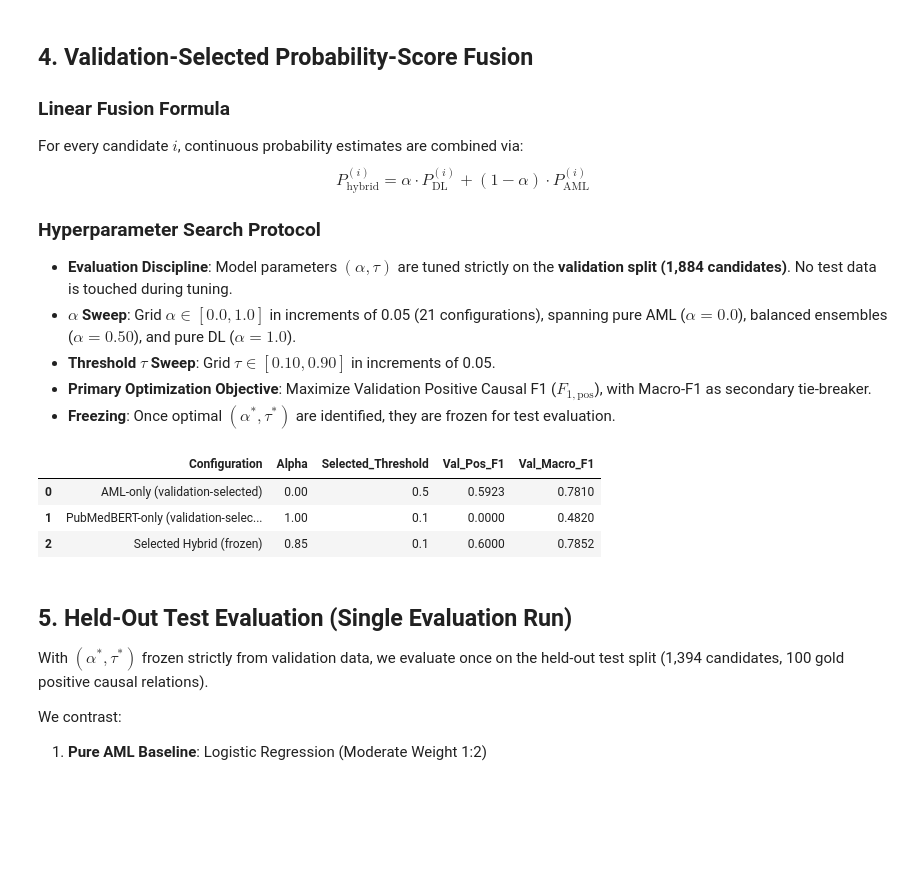
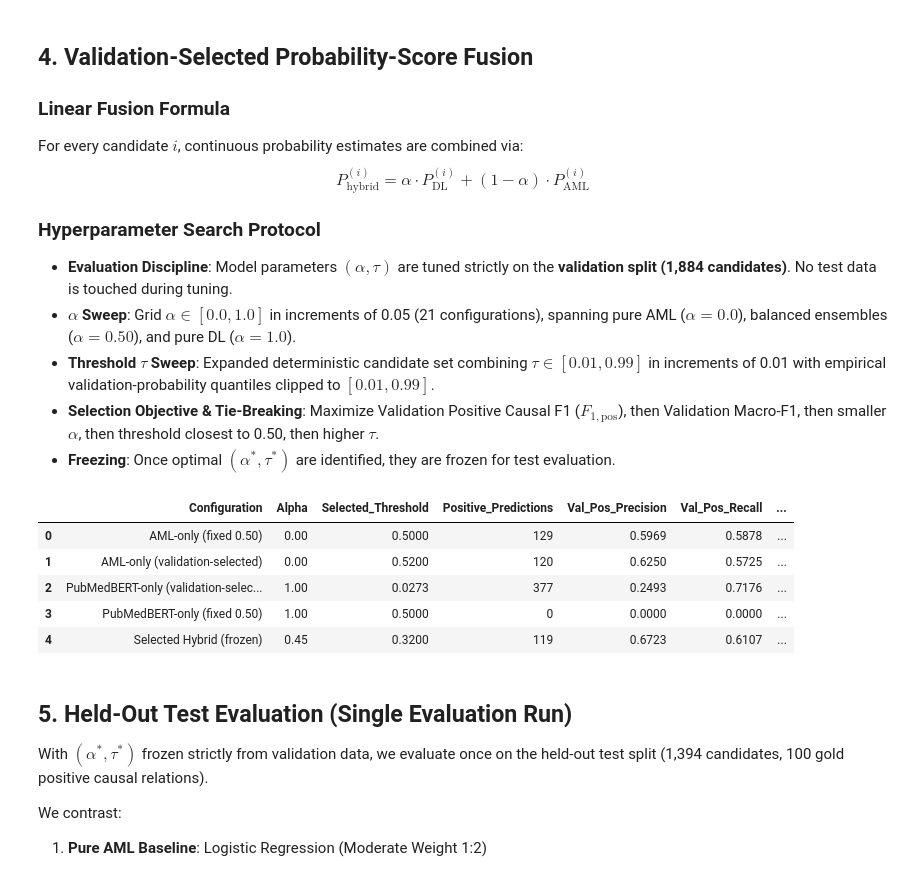
Before and after one commit to alpha-sml/causal-nlp-reasoning, a Jupyter notebook: DL/DL_04_hybrid_graph_integration.ipynb, the cells around one changed output. Saved outputs shown, nothing was run; the diff lists cells and outputs as text; code cells hidden in the pictures; blank space fills up the shorter version.

```diff
--- a/DL/DL_04_hybrid_graph_integration.ipynb
+++ b/DL/DL_04_hybrid_graph_integration.ipynb
@@ -598,64 +649,75 @@ $$P_{\text{hybrid}}^{(i)} = \alpha \cdot P_{\text{DL}}^{(i)} + (1 - \alpha) \cdo
 ### Hyperparameter Search Protocol
 - **Evaluation Discipline**: Model parameters $(\alpha, \tau)$ are tuned strictly on the **validation split (1,884 candidates)**. No test data is touched during tuning.
 - **$\alpha$ Sweep**: Grid $\alpha \in [0.0, 1.0]$ in increments of 0.05 (21 configurations), spanning pure AML ($\alpha=0.0$), balanced ensembles ($\alpha=0.50$), and pure DL ($\alpha=1.0$).
-- **Threshold $\tau$ Sweep**: Grid $\tau \in [0.10, 0.90]$ in increments of 0.05.
-- **Primary Optimization Objective**: Maximize Validation Positive Causal F1 ($F_{1, \text{pos}}$), with Macro-F1 as secondary tie-breaker.
+- **Threshold $\tau$ Sweep**: Expanded deterministic candidate set combining $\tau \in [0.01, 0.99]$ in increments of 0.01 with empirical validation-probability quantiles clipped to $[0.01, 0.99]$.
+- **Selection Objective & Tie-Breaking**: Maximize Validation Positive Causal F1 ($F_{1, \text{pos}}$), then Validation Macro-F1, then smaller $\alpha$, then threshold closest to 0.50, then higher $\tau$.
 - **Freezing**: Once optimal $(\alpha^*, \tau^*)$ are identified, they are frozen for test evaluation.
 # %%
 # Section 3: Validation-Selected Probability-Score Fusion
 alpha_grid = np.round(np.arange(0.0, 1.05, 0.05), 2)
-tau_grid = np.round(np.arange(0.10, 0.95, 0.05), 2)
 
 val_y_true = df_aml_val['true_label'].to_numpy()
 val_p_aml = df_aml_val['aml_prob'].to_numpy()
 val_p_dl = df_dl_val['dl_prob'].to_numpy()
 
 best_alpha, best_tau, best_val_f1_pos, best_val_macro_f1, search_records = select_validation_fusion_hyperparameters(
-    val_y_true, val_p_aml, val_p_dl, alpha_grid=alpha_grid, tau_grid=tau_grid
+    val_y_true, val_p_aml, val_p_dl, alpha_grid=alpha_grid, tau_grid=None
 )
 FROZEN_ALPHA = float(best_alpha)
 FROZEN_TAU = float(best_tau)
 
 # Select AML-only and DL-only thresholds using the identical validation objective and tie-breaker
 _, AML_VALIDATION_TAU, aml_val_pos_f1, aml_val_macro_f1, _ = select_validation_fusion_hyperparameters(
-    val_y_true, val_p_aml, val_p_dl, alpha_grid=[0.0], tau_grid=tau_grid
+    val_y_true, val_p_aml, val_p_dl, alpha_grid=[0.0], tau_grid=None
 )
 _, DL_VALIDATION_TAU, dl_val_pos_f1, dl_val_macro_f1, _ = select_validation_fusion_hyperparameters(
-    val_y_true, val_p_aml, val_p_dl, alpha_grid=[1.0], tau_grid=tau_grid
+    val_y_true, val_p_aml, val_p_dl, alpha_grid=[1.0], tau_grid=None
 )
 AML_VALIDATION_TAU = float(AML_VALIDATION_TAU)
 DL_VALIDATION_TAU = float(DL_VALIDATION_TAU)
 
+assert np.array_equal((val_p_dl >= DL_VALIDATION_TAU).astype(int), df_dl_val['dl_pred'].to_numpy()), (
+    'DL validation threshold diverges from DL_03 validation dl_pred'
+)
+dl_metrics_path = DATA_DIR / 'dl_biocause_metrics.json'
+if dl_metrics_path.is_file():
+    dl_metrics_meta = json.loads(dl_metrics_path.read_text())
+    assert np.isclose(DL_VALIDATION_TAU, float(dl_metrics_meta['selected_threshold']), atol=1e-4), (
+        f"DL_04 validation threshold {DL_VALIDATION_TAU} != DL_03 selected_threshold {dl_metrics_meta['selected_threshold']}"
+    )
+
 val_p_hybrid_best = dl_utils.fuse_probabilities(val_p_aml, val_p_dl, FROZEN_ALPHA)
+
+def summarize_validation_config(config_name: str, alpha_val: float, tau_val: float) -> Dict[str, Any]:
+    p_cfg = dl_utils.fuse_probabilities(val_p_aml, val_p_dl, float(alpha_val))
+    m = evaluate_threshold_metrics(val_y_true, p_cfg, float(tau_val))
+    return {
+        'Configuration': config_name,
+        'Alpha': round(float(alpha_val), 2),
+        'Selected_Threshold': round(float(tau_val), 4),
+        'Positive_Predictions': int(m['positive_predictions']),
+        'Val_Pos_Precision': round(float(m['pos_precision']), 4),
+        'Val_Pos_Recall': round(float(m['pos_recall']), 4),
+        'Val_Pos_F1': round(float(m['pos_f1']), 4),
+        'Val_Macro_F1': round(float(m['macro_f1']), 4),
+        'Delta_Pos_F1_vs_AML': round(float(m['pos_f1'] - aml_val_pos_f1), 4),
+    }
+
 val_selection_summary_df = pd.DataFrame([
-    {
-        'Configuration': 'AML-only (validation-selected)',
-        'Alpha': 0.0,
-        'Selected_Threshold': AML_VALIDATION_TAU,
-        'Val_Pos_F1': round(aml_val_pos_f1, 4),
-        'Val_Macro_F1': round(aml_val_macro_f1, 4),
-    },
-    {
-        'Configuration': 'PubMedBERT-only (validation-selected)',
-        'Alpha': 1.0,
-        'Selected_Threshold': DL_VALIDATION_TAU,
-        'Val_Pos_F1': round(dl_val_pos_f1, 4),
-        'Val_Macro_F1': round(dl_val_macro_f1, 4),
-    },
-    {
-        'Configuration': 'Selected Hybrid (frozen)',
-        'Alpha': FROZEN_ALPHA,
-        'Selected_Threshold': FROZEN_TAU,
-        'Val_Pos_F1': round(best_val_f1_pos, 4),
-        'Val_Macro_F1': round(best_val_macro_f1, 4),
-    },
+    summarize_validation_config('AML-only (fixed 0.50)', 0.0, 0.50),
+    summarize_validation_config('AML-only (validation-selected)', 0.0, AML_VALIDATION_TAU),
+    summarize_validation_config('PubMedBERT-only (validation-selected)', 1.0, DL_VALIDATION_TAU),
+    summarize_validation_config('PubMedBERT-only (fixed 0.50)', 1.0, 0.50),
+    summarize_validation_config('Selected Hybrid (frozen)', FROZEN_ALPHA, FROZEN_TAU),
 ])
 val_selection_summary_df
 # %% [output]
-|  | Configuration | Alpha | Selected_Threshold | Val_Pos_F1 | Val_Macro_F1 |
-| 0 | AML-only (validation-selected) | 0.00 | 0.5 | 0.5923 | 0.7810 |
-| 1 | PubMedBERT-only (validation-selec... | 1.00 | 0.1 | 0.0000 | 0.4820 |
-| 2 | Selected Hybrid (frozen) | 0.85 | 0.1 | 0.6000 | 0.7852 |
+|  | Configuration | Alpha | Selected_Threshold | Positive_Predictions | Val_Pos_Precision | Val_Pos_Recall | ... |
+| 0 | AML-only (fixed 0.50) | 0.00 | 0.5000 | 129 | 0.5969 | 0.5878 | ... |
+| 1 | AML-only (validation-selected) | 0.00 | 0.5200 | 120 | 0.6250 | 0.5725 | ... |
+| 2 | PubMedBERT-only (validation-selec... | 1.00 | 0.0273 | 377 | 0.2493 | 0.7176 | ... |
+| 3 | PubMedBERT-only (fixed 0.50) | 1.00 | 0.5000 | 0 | 0.0000 | 0.0000 | ... |
+| 4 | Selected Hybrid (frozen) | 0.45 | 0.3200 | 119 | 0.6723 | 0.6107 | ... |
 # %% [markdown]
 ## 5. Held-Out Test Evaluation (Single Evaluation Run)
 
```
Also changed, not shown: parts of 9 cells of this notebook, 8 other files.
